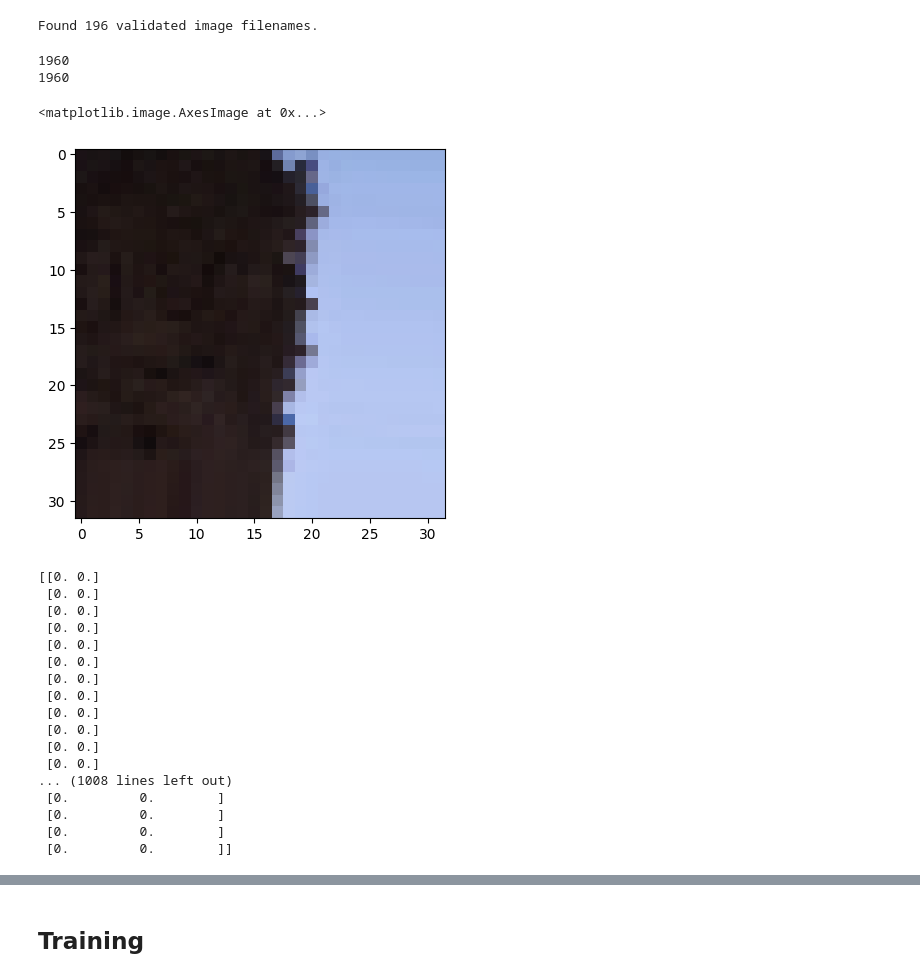
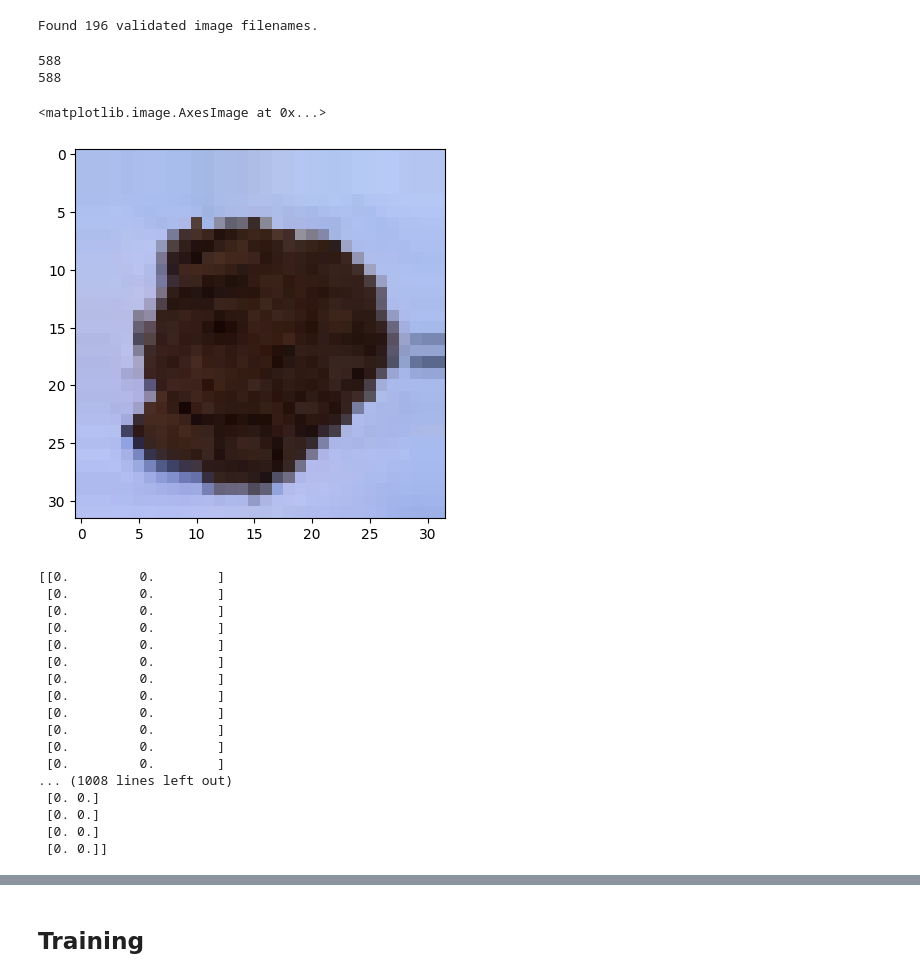
Before and after one commit to neeeal/soil-pd-backend, a Jupyter notebook: ipynb/new_models.ipynb, the cells around one changed output, grey strips where cells are left out. Cells and saved outputs as stored; diff of their text form; code cells hidden in the pictures.

```diff
--- a/ipynb/new_models.ipynb
+++ b/ipynb/new_models.ipynb
@@ -99,15 +99,15 @@ df.head()
 generator = tf.keras.preprocessing.image.ImageDataGenerator(
     # # rescale=1./255
         # rescale=1.,
-        width_shift_range = 0.5,
-        height_shift_range = 0.5,
-        # zoom_range = 0.2,
+        width_shift_range = 0.2,
+        height_shift_range = 0.2,
+        zoom_range = 0.2,
         # shear_range = 0.2,
         horizontal_flip = True,
         vertical_flip = True,
     #  channel_shift_range = 64.0,
         # brightness_range = (0.7,1.0),
-        rotation_range = 45,
+        # rotation_range = 45,
     )
 
 data_generator = generator.flow_from_dataframe(
@@ -123,7 +123,7 @@ Found 196 validated image filenames.
 # %%
 Xs = []
 Ys = []
-iterations = 10
+iterations = 3
 for i in range(iterations):
     x,y = next(data_generator)
     Xs.extend([np.array(value).astype(int) for value in x])
@@ -132,12 +132,12 @@ for i in range(iterations):
 print(len(Xs))
 print(len(Ys))
 # %% [output]
-1960
-1960
+588
+588
 # %%
 import matplotlib.pyplot as plt
-plt.imshow(Xs[999])
+plt.imshow(Xs[101])
 # %% [output]
 <matplotlib.image.AxesImage at 0x...>
-[figure, old version]
+[figure, new version]
 # %%
@@ -231,23 +262,23 @@ sample = process_label(Xs[1], Ys[1], MAXPH, MINPH, MAXMOISTURE, MINMOISTURE)
 for s in sample:
     print(s)
 # %% [output]
-[[0. 0.]
+[[0.         0.        ]
+ [0.         0.        ]
+ [0.         0.        ]
+ [0.         0.        ]
+ [0.         0.        ]
+ [0.         0.        ]
+ [0.         0.        ]
+ [0.         0.        ]
+ [0.         0.        ]
+ [0.         0.        ]
+ [0.         0.        ]
+ [0.         0.        ]
+... (1008 lines left out)
  [0. 0.]
  [0. 0.]
  [0. 0.]
- [0. 0.]
- [0. 0.]
- [0. 0.]
- [0. 0.]
- [0. 0.]
- [0. 0.]
- [0. 0.]
- [0. 0.]
-... (1008 lines left out)
- [0.         0.        ]
- [0.         0.        ]
- [0.         0.        ]
- [0.         0.        ]]
+ [0. 0.]]
 # %%
 # def process_label(label, maxPh, minPh, maxMoisture, minMoisture):
 #     moisture = (label[0] - minMoisture) / (maxMoisture - minMoisture)
```
Also changed, not shown: parts of 20 cells of this notebook, 1 other file.
